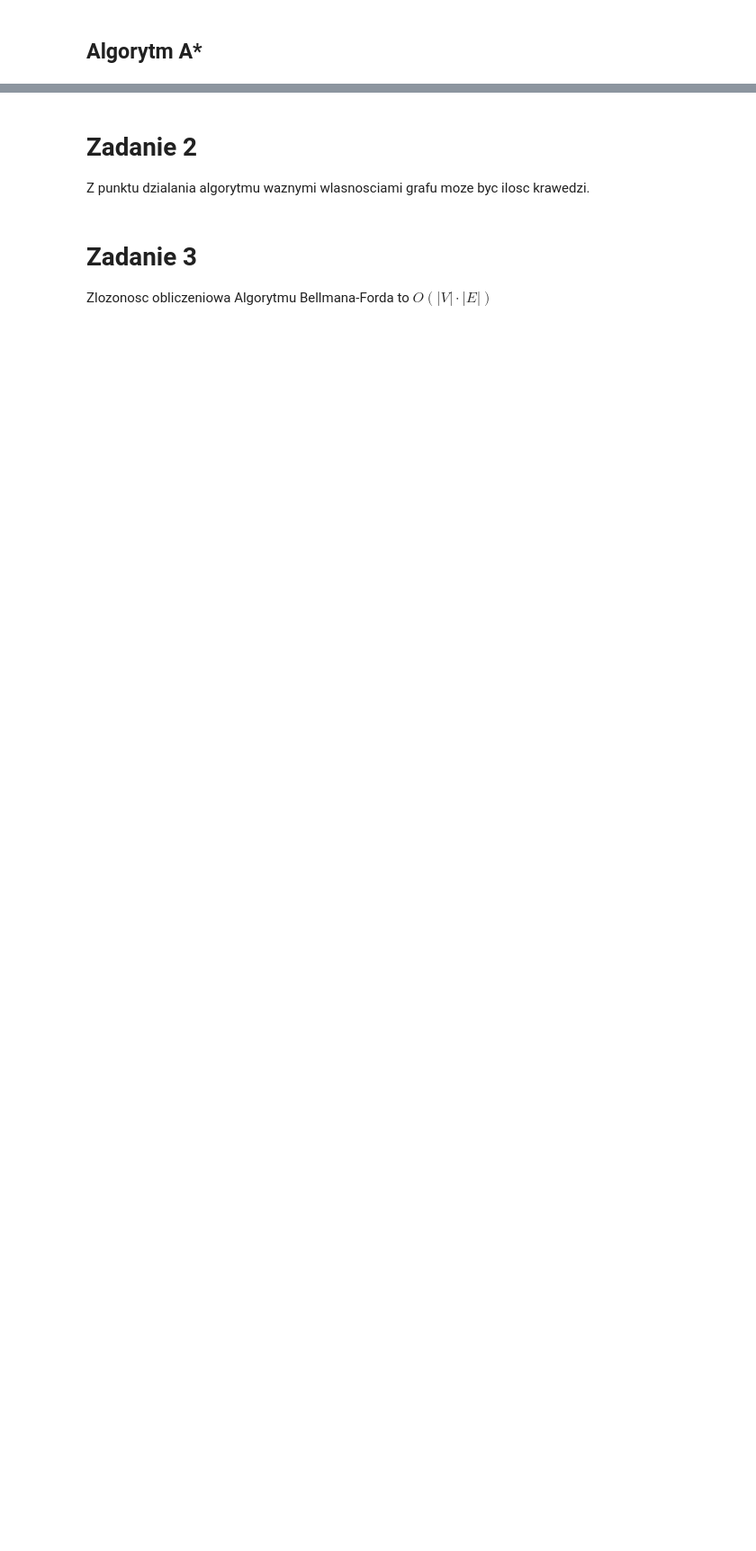
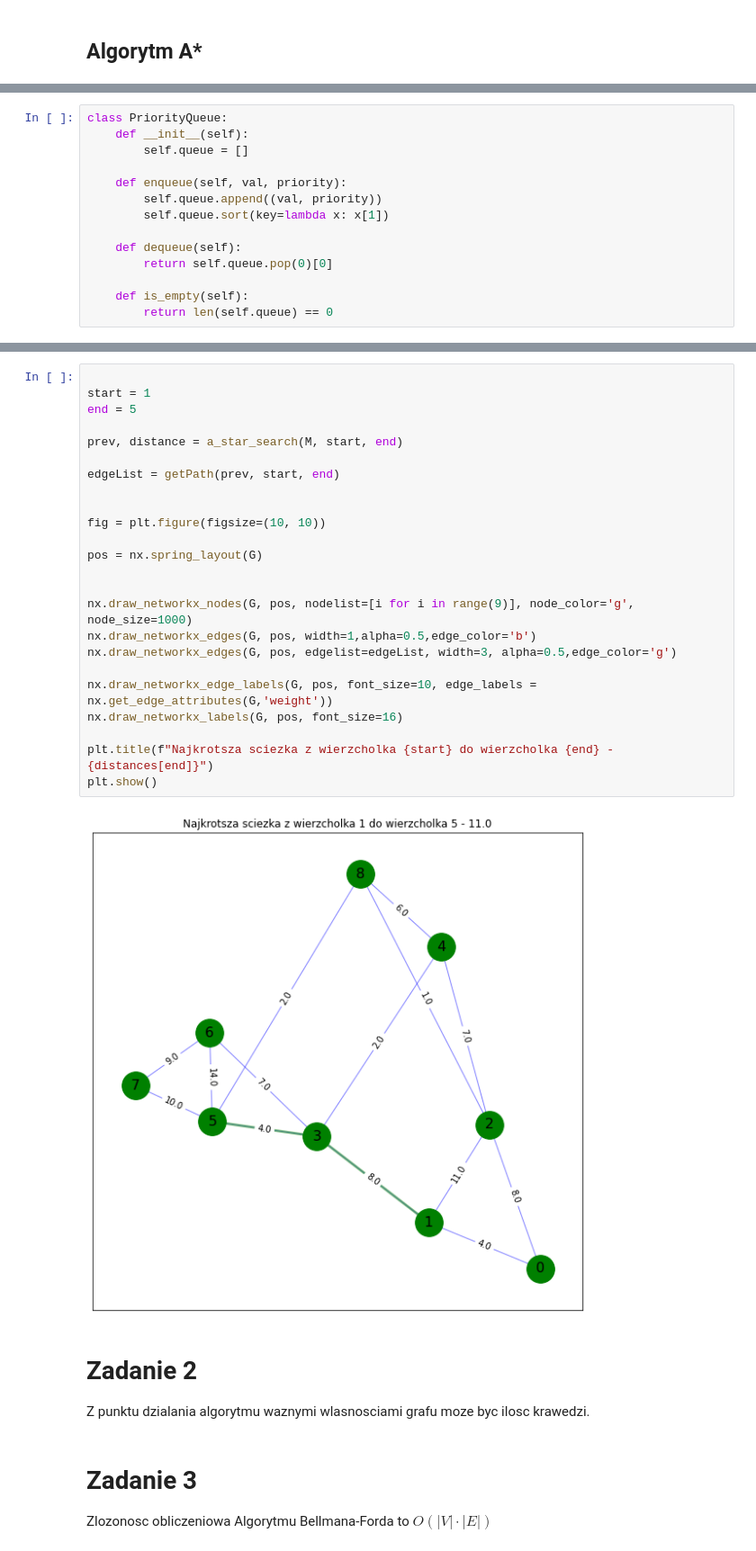
Before and after one commit to djmmatracki/BadanieOperacyjne, a Jupyter notebook: ShortestPath/sprawozdanie.ipynb, the cells around one changed output, grey strips where cells are left out. Shown at 90% size. Cells and saved outputs as stored; diff of their text form; blank space fills up the shorter version.

```diff
--- a/ShortestPath/sprawozdanie.ipynb
+++ b/ShortestPath/sprawozdanie.ipynb
@@ -139,0 +98,14 @@ def AStarAlgorithm(M, start, end, h):
+# %%
+class PriorityQueue:
+    def __init__(self):
+        self.queue = []
+
+    def enqueue(self, val, priority):
+        self.queue.append((val, priority))
+        self.queue.sort(key=lambda x: x[1])
+
+    def dequeue(self):
+        return self.queue.pop(0)[0]
+
+    def is_empty(self):
+        return len(self.queue) == 0
@@ -140,3 +145,29 @@ def AStarAlgorithm(M, start, end, h):
+# %%
+
+start = 1
+end = 5
+
+prev, distance = a_star_search(M, start, end)
+
+edgeList = getPath(prev, start, end)
+
+
+fig = plt.figure(figsize=(10, 10))
+
+pos = nx.spring_layout(G)
+
+
+nx.draw_networkx_nodes(G, pos, nodelist=[i for i in range(9)], node_color='g', node_size=1000)
+nx.draw_networkx_edges(G, pos, width=1,alpha=0.5,edge_color='b')
+nx.draw_networkx_edges(G, pos, edgelist=edgeList, width=3, alpha=0.5,edge_color='g')
+
+nx.draw_networkx_edge_labels(G, pos, font_size=10, edge_labels = nx.get_edge_attributes(G,'weight'))
+nx.draw_networkx_labels(G, pos, font_size=16)
+
+plt.title(f"Najkrotsza sciezka z wierzcholka {start} do wierzcholka {end} - {distances[end]}")
+plt.show()
+# %% [output]
+[figure, added]
 # %% [markdown]
 # Zadanie 2
 
```
Also changed, not shown: parts of 4 cells of this notebook.
